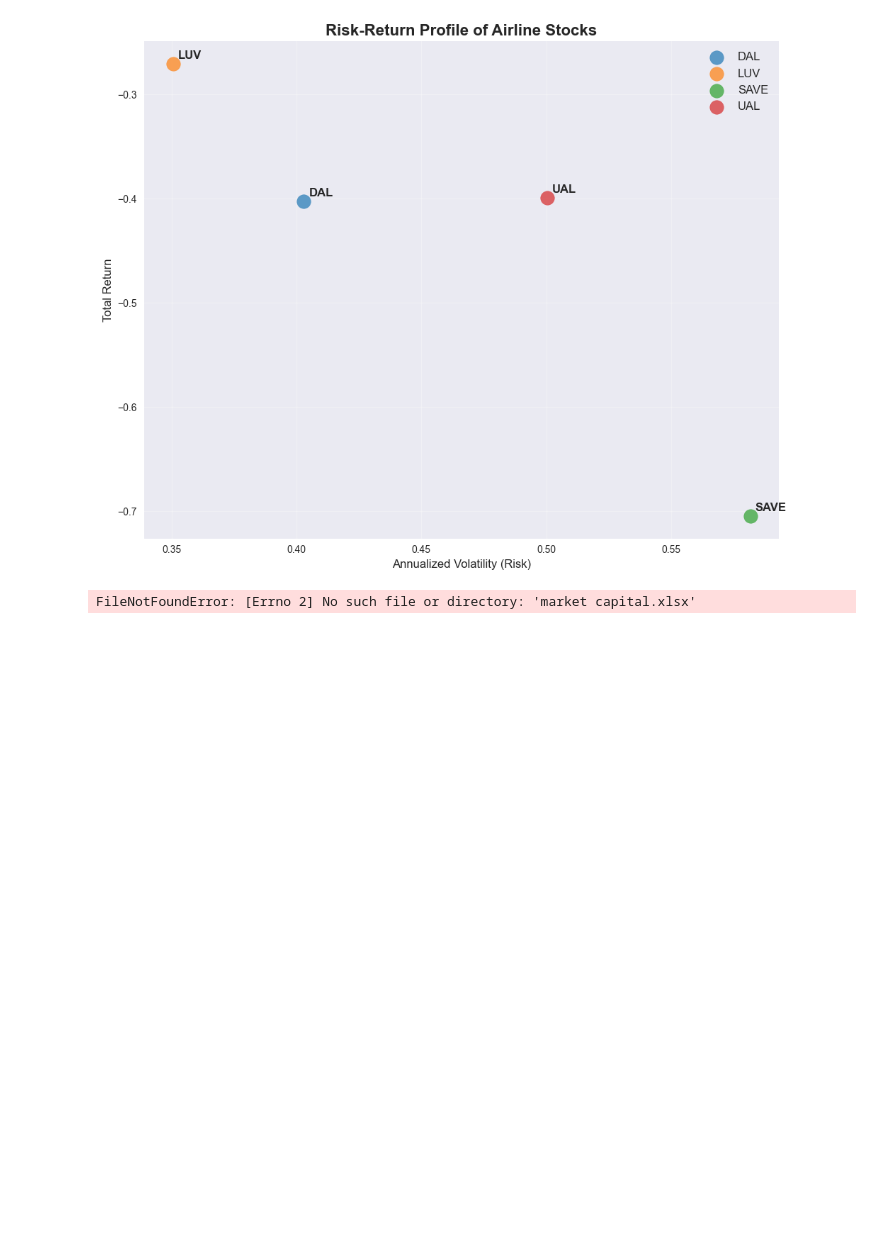
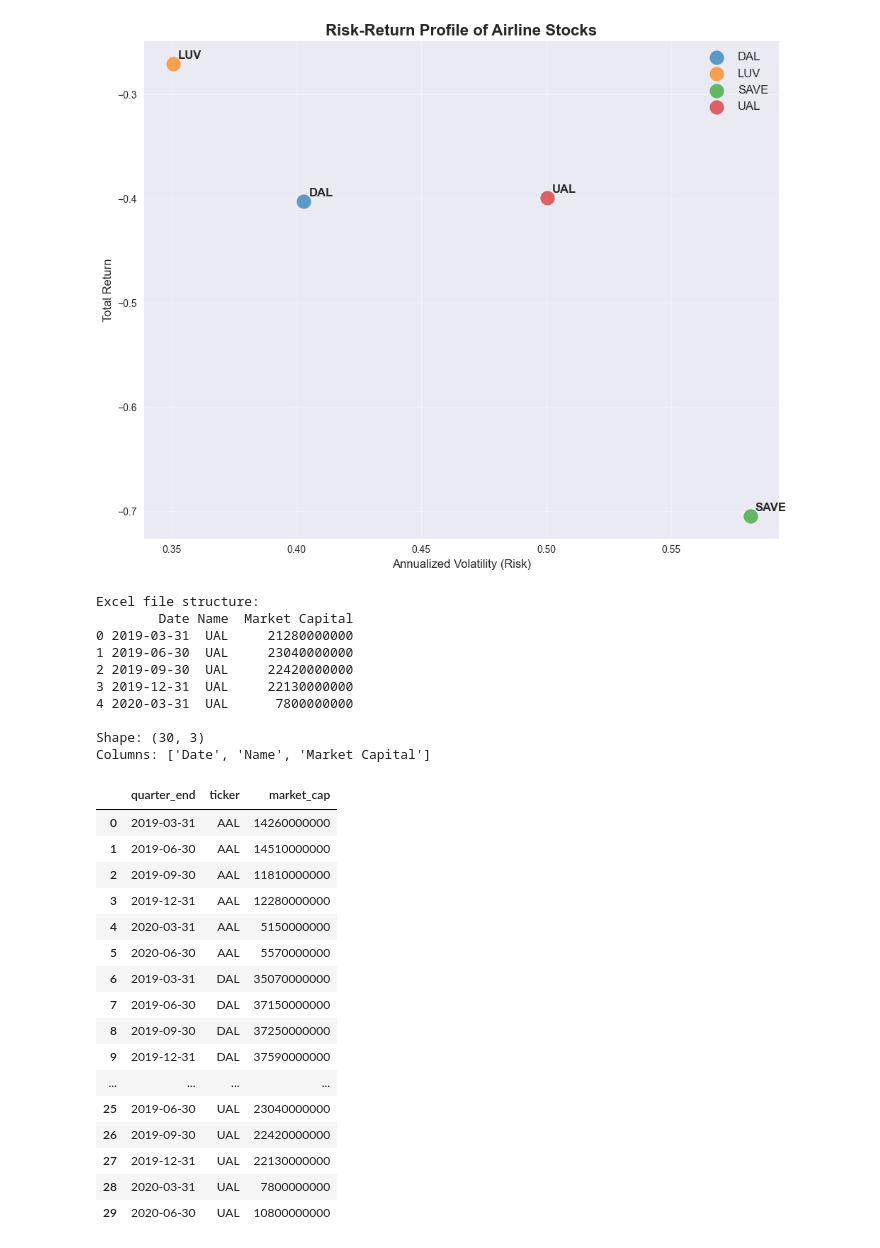
Before and after one commit to Medha-Subramaniyan/airlineStocks_dA, a Jupyter notebook: analysis.ipynb, the cells around one changed output. Saved outputs shown, nothing was run; the diff lists cells and outputs as text; code cells hidden in the pictures; blank space fills up the shorter version.

```diff
--- a/analysis.ipynb
+++ b/analysis.ipynb
@@ -602,35 +602,49 @@ prices['date'] = pd.to_datetime(prices['date'])
 prices = prices.sort_values(['ticker', 'date']).reset_index(drop=True)
 prices.to_csv('prices.csv')
 # %%
-# Read the Excel file
-market_cap_excel = pd.read_excel('market capital.xlsx')
+market_cap_excel = pd.read_excel('market_capital.xlsx')
 
 # Display the structure of the Excel file to understand its format
 print("Excel file structure:")
 print(market_cap_excel.head())
 print(f"\nShape: {market_cap_excel.shape}")
 print(f"Columns: {market_cap_excel.columns.tolist()}")
 
 # Create market_cap dataframe with correct column mapping
 market_cap = market_cap_excel[['Date', 'Name', 'Market Capital']].copy()
 market_cap.columns = ['quarter_end', 'ticker', 'market_cap']
 
-# Convert quarter_end to datetime - this should work now since we're using the correct column
+# Convert quarter_end to datetime
 market_cap['quarter_end'] = pd.to_datetime(market_cap['quarter_end'])
 
 # Sort by ticker and quarter_end
 market_cap = market_cap.sort_values(['ticker', 'quarter_end']).reset_index(drop=True)
-
-print("\nMarket Cap DataFrame:")
-print(market_cap.head(10))
-print(f"\nShape: {market_cap.shape}")
-print(f"Tickers: {market_cap['ticker'].unique()}")
-print(f"Quarter range: {market_cap['quarter_end'].min()} to {market_cap['quarter_end'].max()}")
-
-# Summary by ticker
-print(f"\nRecords per ticker:")
-for ticker in sorted(market_cap['ticker'].unique()):
-    count = len(market_cap[market_cap['ticker'] == ticker])
-    print(f"  {ticker}: {count} records")
+market_cap
 # %% [output]
-FileNotFoundError: [Errno 2] No such file or directory: 'market capital.xlsx'
+Excel file structure:
+        Date Name  Market Capital
+0 2019-03-31  UAL     21280000000
+1 2019-06-30  UAL     23040000000
+2 2019-09-30  UAL     22420000000
+3 2019-12-31  UAL     22130000000
+4 2020-03-31  UAL      7800000000
+
+Shape: (30, 3)
+Columns: ['Date', 'Name', 'Market Capital']
+|  | quarter_end | ticker | market_cap |
+| 0 | 2019-03-31 | AAL | 14260000000 |
+| 1 | 2019-06-30 | AAL | 14510000000 |
+| 2 | 2019-09-30 | AAL | 11810000000 |
+| 3 | 2019-12-31 | AAL | 12280000000 |
+| 4 | 2020-03-31 | AAL | 5150000000 |
+| 5 | 2020-06-30 | AAL | 5570000000 |
+| 6 | 2019-03-31 | DAL | 35070000000 |
+| 7 | 2019-06-30 | DAL | 37150000000 |
+| 8 | 2019-09-30 | DAL | 37250000000 |
+| 9 | 2019-12-31 | DAL | 37590000000 |
+| ... | ... | ... | ... |
+| 25 | 2019-06-30 | UAL | 23040000000 |
+| 26 | 2019-09-30 | UAL | 22420000000 |
+| 27 | 2019-12-31 | UAL | 22130000000 |
+| 28 | 2020-03-31 | UAL | 7800000000 |
+| 29 | 2020-06-30 | UAL | 10800000000 |
```
